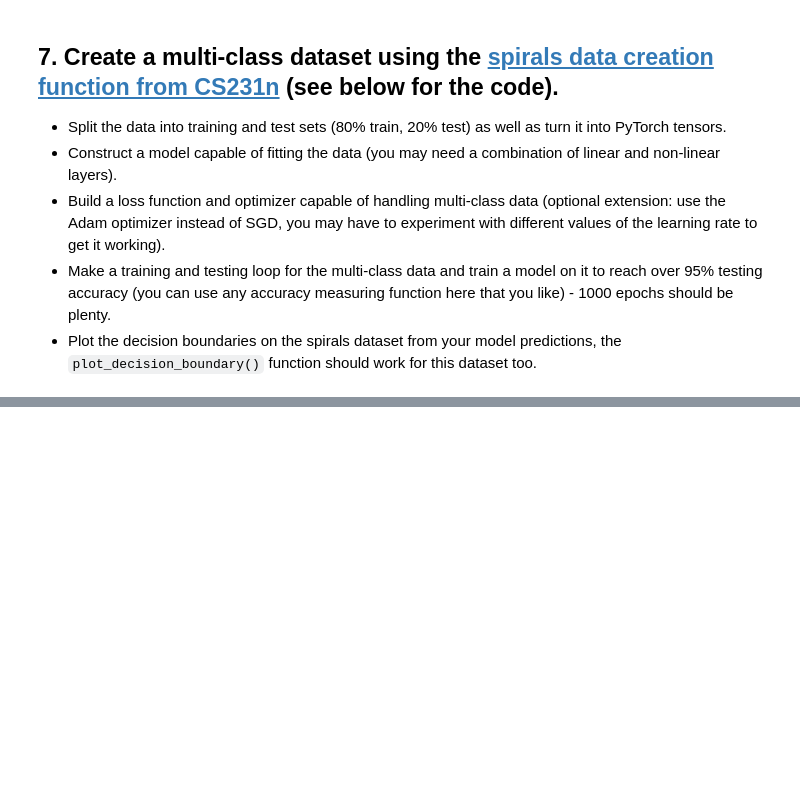
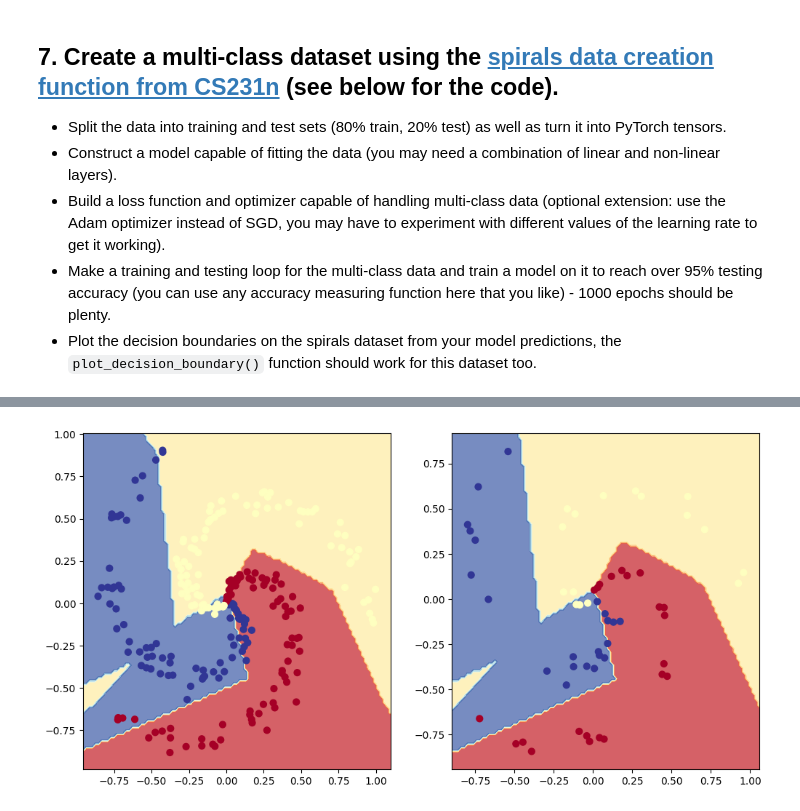
Before and after one commit to dxbee/ml-projects, a Jupyter notebook: 02_pytorch_classification_exercises.ipynb, the cells around one changed output, grey strips where cells are left out. Cells and saved outputs as stored; diff of their text form; code cells hidden in the pictures; blank space fills up the shorter version.

```diff
--- a/02_pytorch_classification_exercises.ipynb
+++ b/02_pytorch_classification_exercises.ipynb
@@ -341,6 +400,6 @@ from sklearn.model_selection import train_test_split
 !pip -q install torchmetrics # colab doesn't come with torchmetrics
 from torchmetrics import Accuracy
 
-## TODO: uncomment the two lines below to send the accuracy function to the device
-# acc_fn = Accuracy(task="multiclass", num_classes=4).to(device)
-# acc_fn
+# Send the accuracy function to the device
+acc_fn = Accuracy(task="multiclass", num_classes=4).to(device)
+acc_fn
@@ -373,4 +475,5 @@ Pred labels:
 # %%
 # Setup loss function and optimizer
-# loss_fn =
-# optimizer =
+loss_fn = nn.CrossEntropyLoss().to(device)
+optimizer = torch.optim.SGD(params=model_1.parameters(), lr=0.01)
+optimizer
@@ -377,31 +493,41 @@ Pred labels:
 # %%
 # Build a training loop for the model
+epochs = 1000
 
 # Loop over data
-
+for epoch in range(epochs):
 
   ## Training
+  model_1.train()
 
   # 1. Forward pass
-
+  y_logits = model_1(X_train)
+  y_preds = torch.softmax(y_logits, dim=1).argmax(dim=1)
 
   # 2. Calculate the loss
-
+  loss = loss_fn(y_logits, y_train)
+  acc = acc_fn(y_preds, y_train)
 
   # 3. Optimizer zero grad
-
+  optimizer.zero_grad()
 
   # 4. Loss backward
-
+  loss.backward()
 
   # 5. Optimizer step
-
+  optimizer.step()
 
   ## Testing
-
-
+  model_1.eval()
+  with torch.inference_mode():
     # 1. Forward pass
+    test_logits = model_1(X_test)
+    test_preds = torch.softmax(test_logits, dim=1).argmax(dim=1)
 
     # 2. Caculate loss and acc
+    test_loss = loss_fn(test_logits, y_test)
+    test_acc = acc_fn(test_preds, y_test)
 
   # Print out what's happening every 100 epochs
+  if epoch % 100 == 0:
+    print(f"Epoch: {epoch} | Loss: {loss:.5f}, Accuracy: {acc:.3f} | Test loss: {test_loss:.5f}, Test Accuracy: {test_acc:.3f}")
@@ -409,0 +545,9 @@ Pred labels:
+# %%
+# Plot decision boundaries for training and test sets
+plt.figure(figsize=(12,6))
+plt.subplot(1, 2, 1)
+plot_decision_boundary(model_1, X_train, y_train)
+plt.subplot(1, 2, 2)
+plot_decision_boundary(model_1, X_test, y_test)
+# %% [output]
+[figure, added]
```
Also changed, not shown: parts of 17 cells of this notebook.
